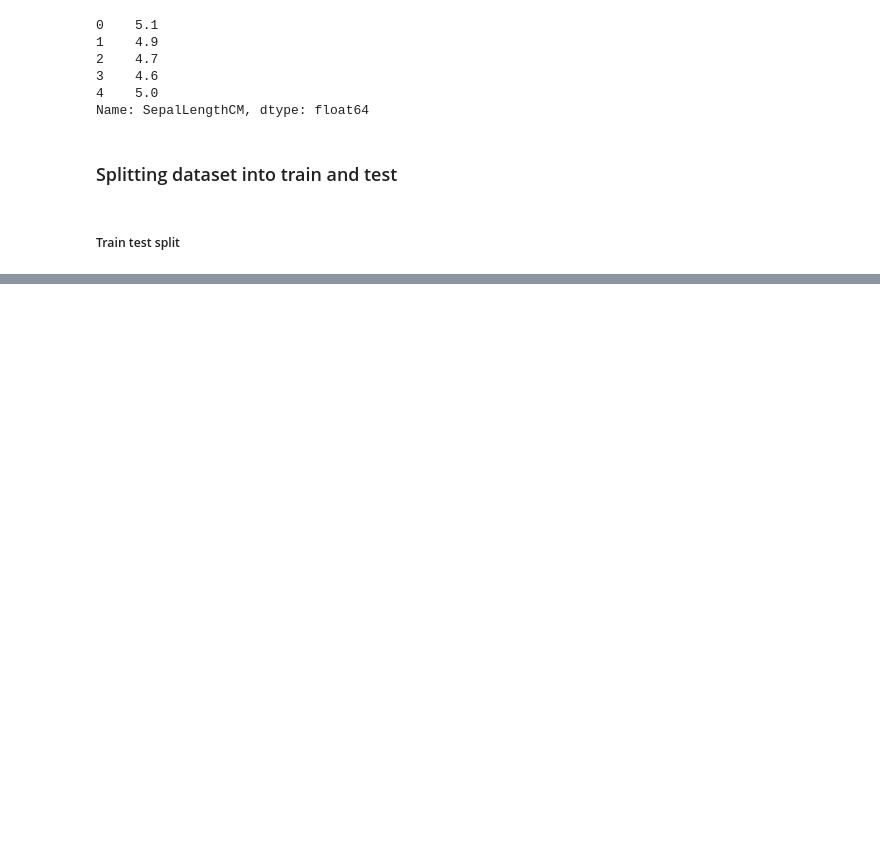
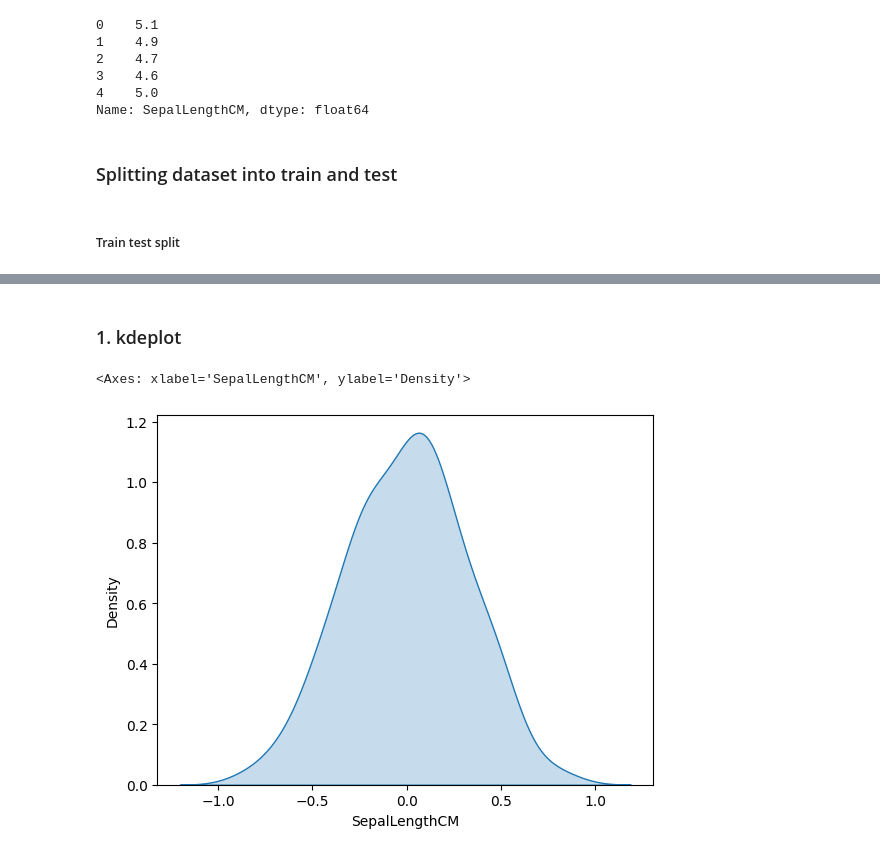
Before and after one commit to shubhamg-2710/LinearRegression, a Jupyter notebook: Linear Regression-Model.ipynb, the cells around one changed output, grey strips where cells are left out. Saved outputs shown, nothing was run; the diff lists cells and outputs as text; code cells hidden in the pictures; blank space fills up the shorter version.

```diff
--- a/Linear Regression-Model.ipynb
+++ b/Linear Regression-Model.ipynb
@@ -501,0 +509,3 @@ y_test.shape
+# %%
+linear_reg = LinearRegression()
+linear_reg
@@ -501,0 +516,2 @@ y_test.shape
+# %%
+linear_reg.fit(x_train, y_train)  # Use to train the model, It learns parameters of instance
@@ -501,0 +628,3 @@ y_test.shape
+# %%
+y_pred_train = linear_reg.predict(x_train)
+y_pred_train
@@ -501,0 +713,3 @@ y_test.shape
+# %%
+residuals = y_train - y_pred_train
+residuals
@@ -501,0 +729,7 @@ y_test.shape
+# %% [markdown]
+### 1. kdeplot
+# %%
+sns.kdeplot(residuals, fill=True)
+# %% [output]
+<Axes: xlabel='SepalLengthCM', ylabel='Density'>
+[figure, added]
```
Also changed, not shown: parts of 82 cells of this notebook.
